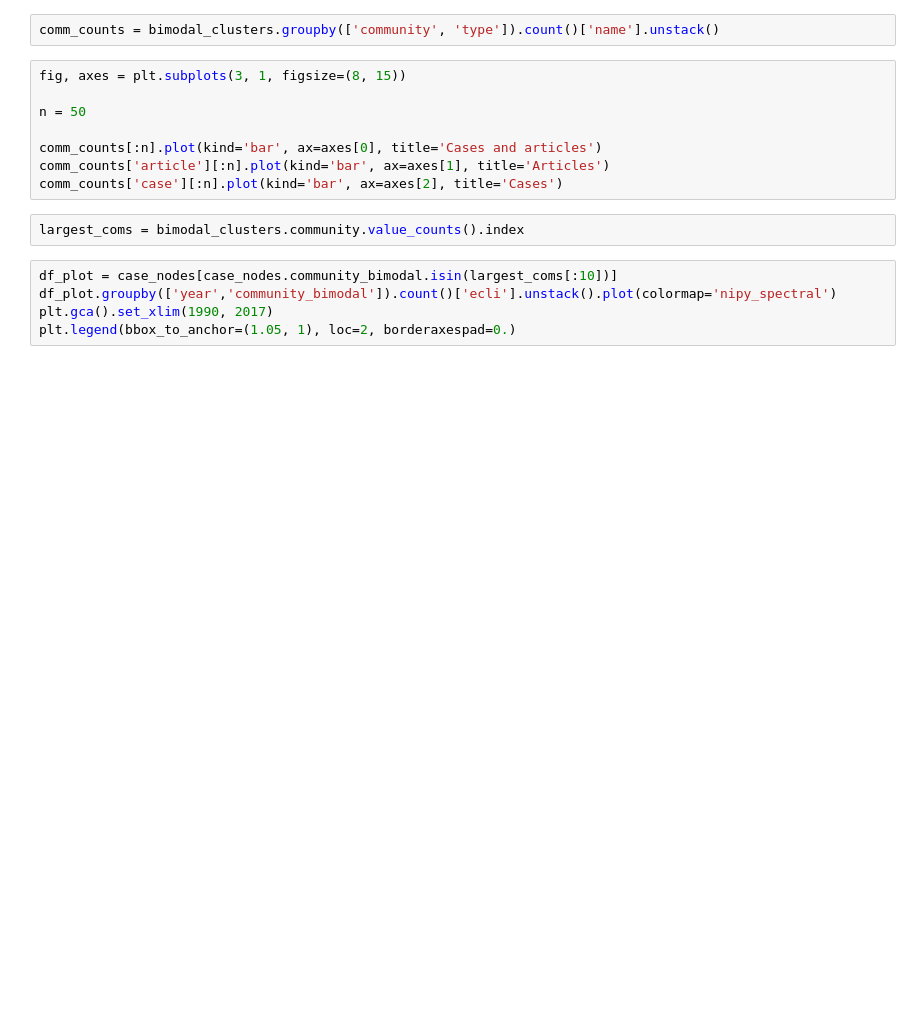
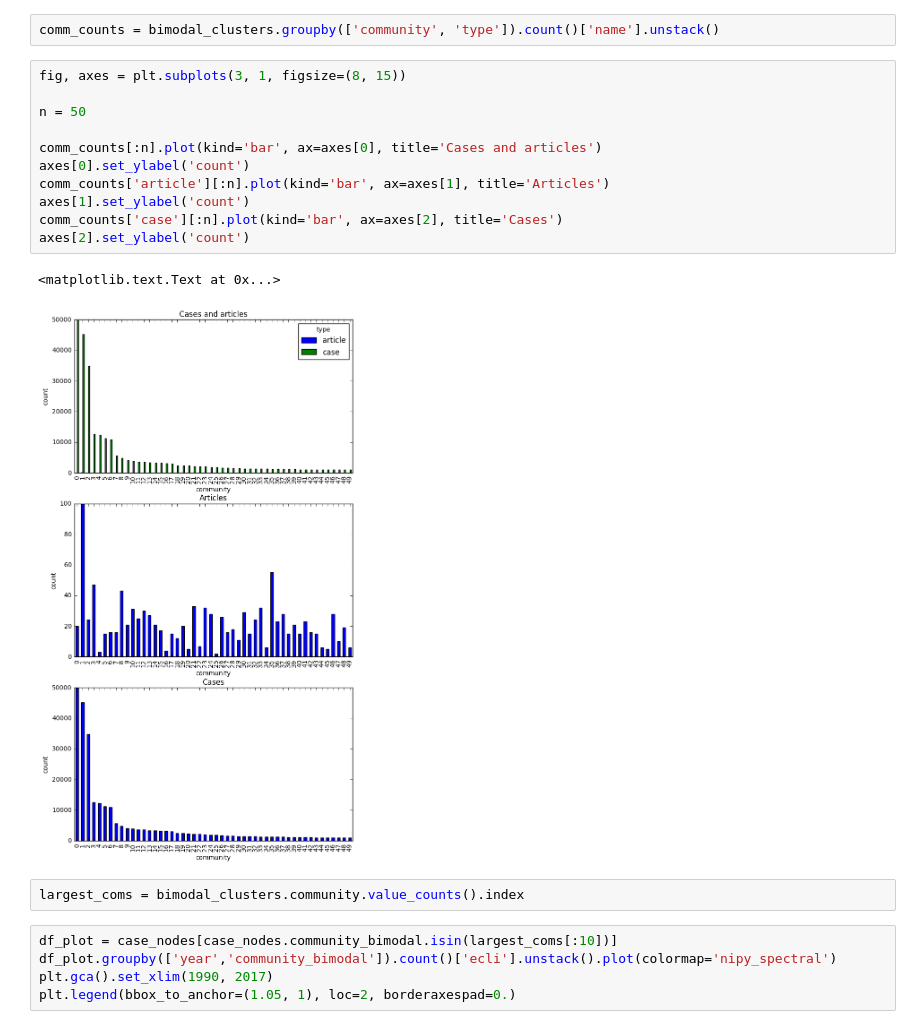
Before and after one commit to research-Dafne/case-law-research, a Jupyter notebook: notebooks/Community_report_bimodal.ipynb, the cells around one changed output. Cells and saved outputs as stored; diff of their text form; blank space fills up the shorter version.

```diff
--- a/notebooks/Community_report_bimodal.ipynb
+++ b/notebooks/Community_report_bimodal.ipynb
@@ -15,11 +29,17 @@ comm_counts = bimodal_clusters.groupby(['community', 'type']).count()['name'].un
 # %%
 fig, axes = plt.subplots(3, 1, figsize=(8, 15))
 
 n = 50
 
 comm_counts[:n].plot(kind='bar', ax=axes[0], title='Cases and articles')
+axes[0].set_ylabel('count')
 comm_counts['article'][:n].plot(kind='bar', ax=axes[1], title='Articles')
+axes[1].set_ylabel('count')
 comm_counts['case'][:n].plot(kind='bar', ax=axes[2], title='Cases')
+axes[2].set_ylabel('count')
+# %% [output]
+<matplotlib.text.Text at 0x...>
+[figure, added]
 # %%
 largest_coms = bimodal_clusters.community.value_counts().index
 # %%
```
Also changed, not shown: parts of 18 cells of this notebook, 7 other files.
